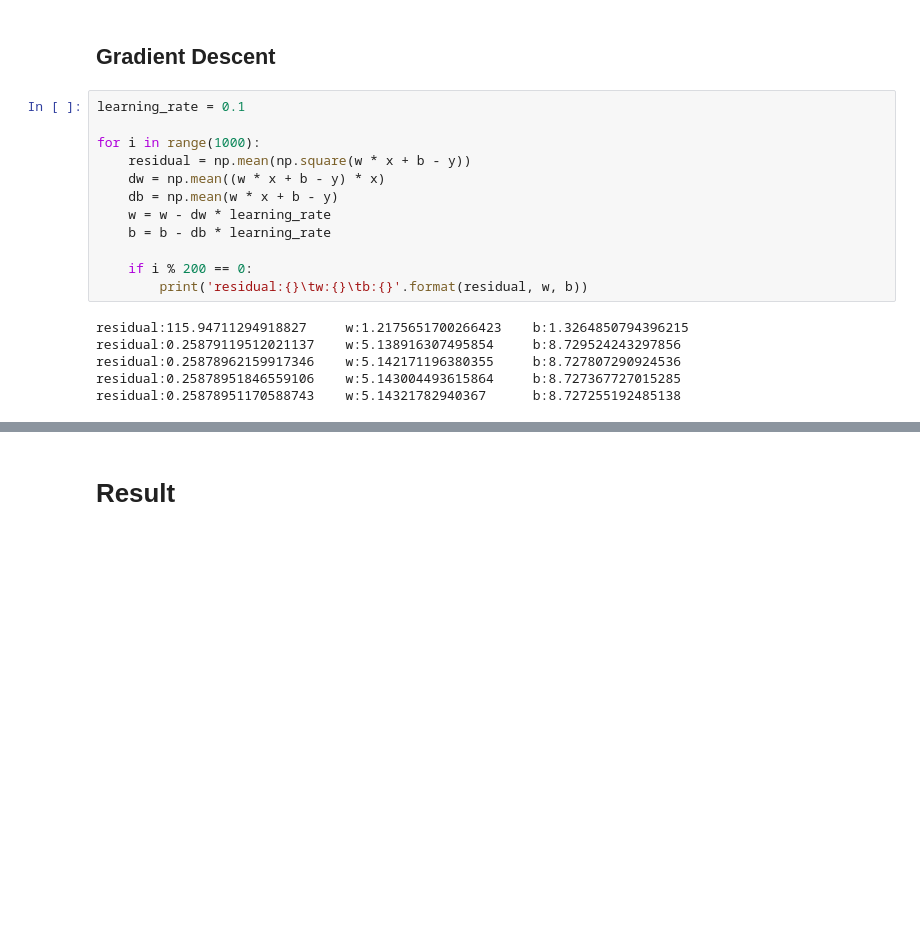
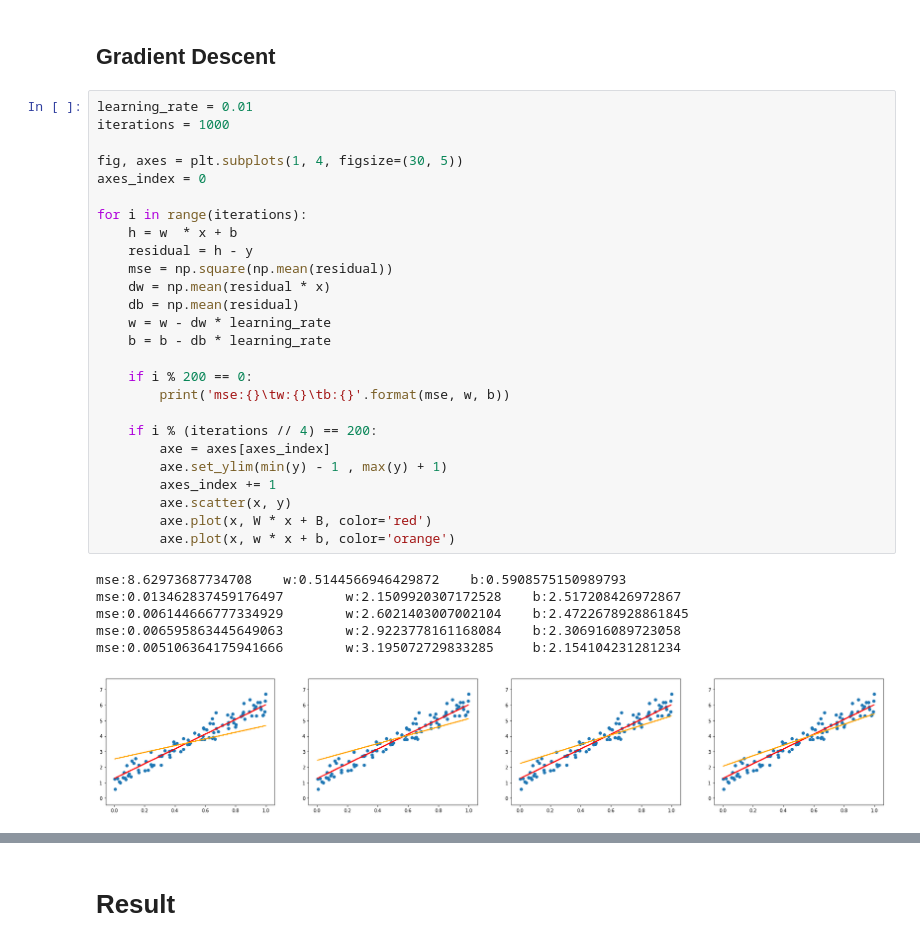
Before and after one commit to dal-ml-study/machine-learning, a Jupyter notebook: 01_linear-regression/junhyuk.ipynb, the cells around one changed output, grey strips where cells are left out. Saved outputs shown, nothing was run; the diff lists cells and outputs as text; blank space fills up the shorter version.

```diff
--- a/01_linear-regression/junhyuk.ipynb
+++ b/01_linear-regression/junhyuk.ipynb
@@ -29,21 +29,36 @@ w:0.6542861419553144 b:0.25893968120674393
 # %% [markdown]
 ## Gradient Descent
 # %%
-learning_rate = 0.1
+learning_rate = 0.01
+iterations = 1000
 
-for i in range(1000):
-    residual = np.mean(np.square(w * x + b - y))
-    dw = np.mean((w * x + b - y) * x)
-    db = np.mean(w * x + b - y)
+fig, axes = plt.subplots(1, 4, figsize=(30, 5))
+axes_index = 0
+
+for i in range(iterations):
+    h = w  * x + b
+    residual = h - y
+    mse = np.square(np.mean(residual))
+    dw = np.mean(residual * x)
+    db = np.mean(residual)
     w = w - dw * learning_rate
     b = b - db * learning_rate
 
     if i % 200 == 0:
-        print('residual:{}\tw:{}\tb:{}'.format(residual, w, b))
+        print('mse:{}\tw:{}\tb:{}'.format(mse, w, b))
+
+    if i % (iterations // 4) == 200:
+        axe = axes[axes_index]
+        axe.set_ylim(min(y) - 1 , max(y) + 1)
+        axes_index += 1
+        axe.scatter(x, y)
+        axe.plot(x, W * x + B, color='red')
+        axe.plot(x, w * x + b, color='orange')
 # %% [output]
-residual:115.94711294918827     w:1.2175651700266423    b:1.3264850794396215
-residual:0.25879119512021137    w:5.138916307495854     b:8.729524243297856
-residual:0.25878962159917346    w:5.142171196380355     b:8.727807290924536
-residual:0.25878951846559106    w:5.143004493615864     b:8.727367727015285
-residual:0.25878951170588743    w:5.14321782940367      b:8.727255192485138
+mse:8.62973687734708    w:0.5144566946429872    b:0.5908575150989793
+mse:0.013462837459176497        w:2.1509920307172528    b:2.517208426972867
+mse:0.006144666777334929        w:2.6021403007002104    b:2.4722678928861845
+mse:0.006595863445649063        w:2.9223778161168084    b:2.306916089723058
+mse:0.005106364175941666        w:3.195072729833285     b:2.154104231281234
+[figure, added]
 # %%
```
Also changed, not shown: parts of 11 cells of this notebook.
